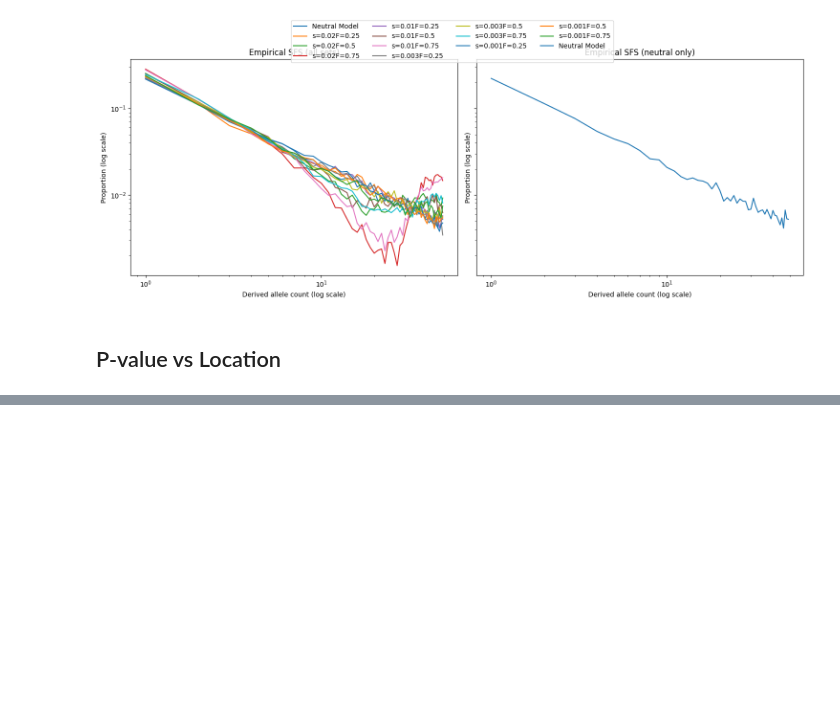
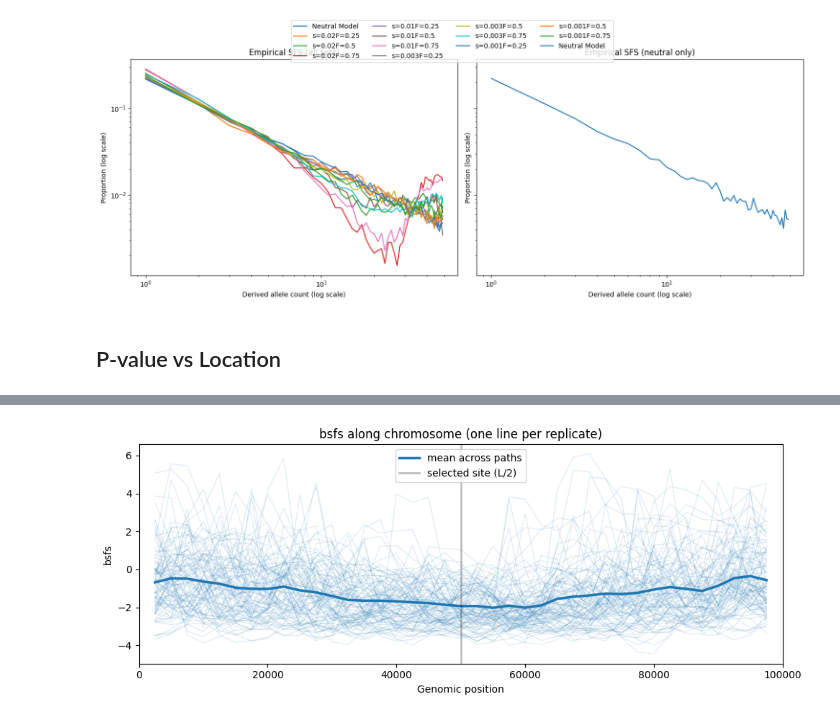
Before and after one commit to shinorimax/Selective-Sweep-Simulation, a Jupyter notebook: SliM/Calculation---Constant_Directional_selection.ipynb, the cells around one changed output, grey strips where cells are left out. Drawn from its saved outputs; the diff is of its cells as text; code cells hidden in the pictures; blank space fills up the shorter version.

```diff
--- a/SliM/Calculation---Constant_Directional_selection.ipynb
+++ b/SliM/Calculation---Constant_Directional_selection.ipynb
@@ -725,0 +729,53 @@ plt.show()
+# %%
+import os
+import pandas as pd
+import numpy as np
+import matplotlib.pyplot as plt
+
+# ---- point to your merged file ----
+fname = "outs/3s=0.01F=0.75.csv"
+if not os.path.exists(fname):
+    fname = "3s=0.01F=0.75.csv"  # fall back if you already moved it
+
+df = pd.read_csv(fname)
+
+# keep only what we need and clean up
+cols_needed = {'start','end','path','bsfs'}
+missing = cols_needed - set(df.columns)
+if missing:
+    raise ValueError(f"CSV is missing columns: {missing}")
+
+df = df[list(cols_needed)].replace([np.inf, -np.inf], np.nan).dropna()
+
+# x-position per window (midpoint) and sort within each replicate
+df['pos'] = (df['start'] + df['end']) / 2
+df = df.sort_values(['path','pos'])
+
+# infer chromosome length from the windows (for nice x-limits / vertical marker)
+L = float(df[['start','end']].to_numpy().max())
+sel_site = L / 2.0  # your SLiM put the beneficial mutation at L/2
+
+# ---- plot each replicate as a faint line ----
+plt.figure(figsize=(10,4))
+
+for pid, sub in df.groupby('path', sort=False):
+    plt.plot(sub['pos'].to_numpy(), sub['bsfs'].to_numpy(),
+             alpha=0.12, linewidth=1, color='tab:blue')
+
+# optional: bold average across replicates at each window midpoint (if grids align)
+# If grids don’t align perfectly, this still works OK when many windows exist.
+avg = (df.groupby('pos', as_index=False)['bsfs'].mean()
+         .sort_values('pos'))
+plt.plot(avg['pos'], avg['bsfs'], linewidth=2.5, label='mean across paths', color='tab:blue')
+
+# mark the selected site (middle) and tidy up
+plt.axvline(sel_site, color='k', alpha=0.25, linewidth=2, label='selected site (L/2)')
+plt.xlim(0, L)
+plt.xlabel('Genomic position')
+plt.ylabel('bsfs')
+plt.title('bsfs along chromosome (one line per replicate)')
+plt.legend()
+plt.tight_layout()
+plt.show()
+# %% [output]
+[figure, added]
```
Also changed, not shown: parts of 7 cells of this notebook, 1 other file.
